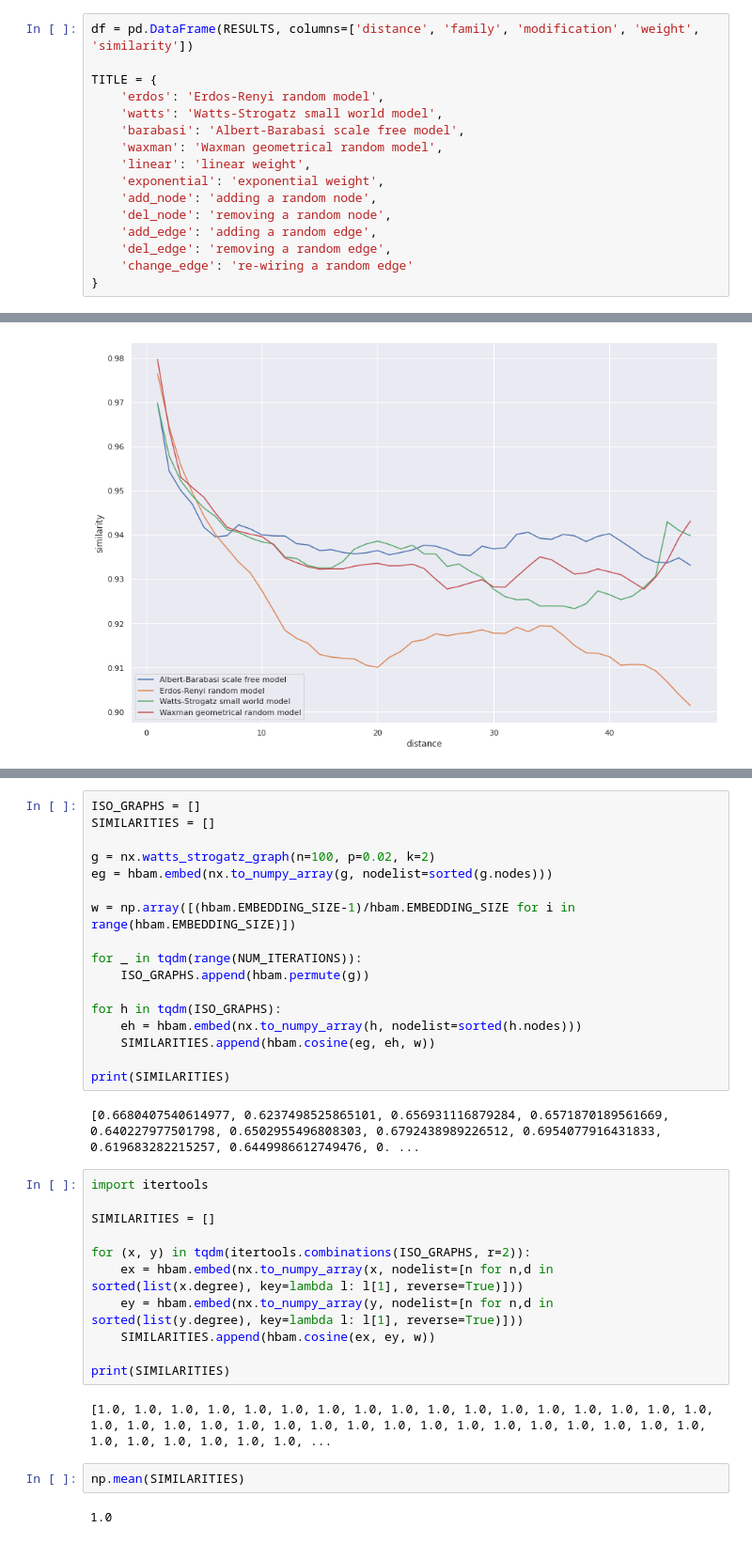
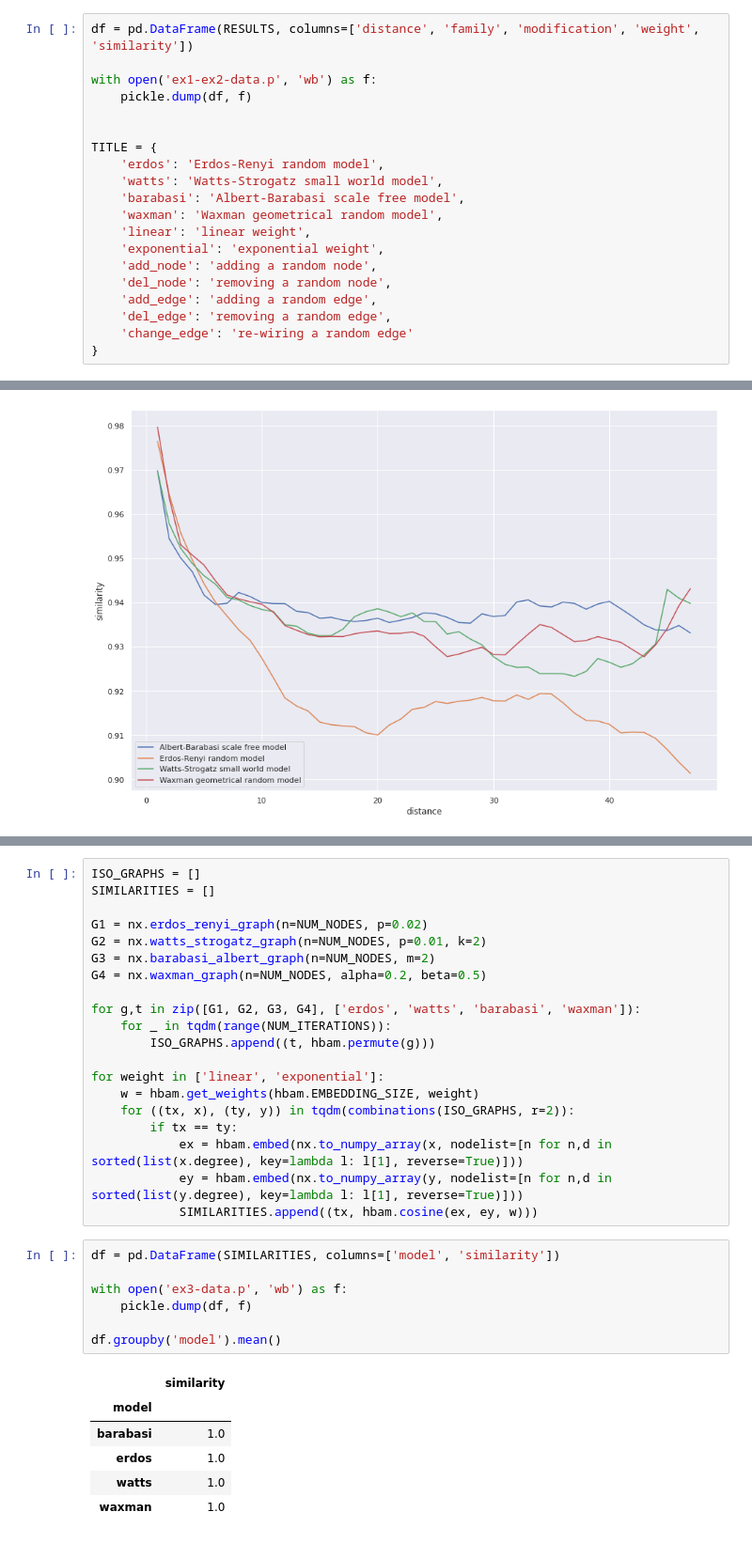
Before and after one commit to megaduks/hbam, a Jupyter notebook: hbam_experiments.ipynb, the cells around one changed output, grey strips where cells are left out. Shown at 94% size. Drawn from its saved outputs; the diff is of its cells as text.

```diff
--- a/hbam_experiments.ipynb
+++ b/hbam_experiments.ipynb
@@ -62,6 +62,10 @@ for ((ig, tg, g, ag), (ih, th, h, ah)) in tqdm(combinations(GRAPHS, r=2)):
             RESULTS.append((ih-ig, tg, ag, weight, hbam.cosine(eg, eh, w)))
 # %%
 df = pd.DataFrame(RESULTS, columns=['distance', 'family', 'modification', 'weight', 'similarity'])
+
+with open('ex1-ex2-data.p', 'wb') as f:
+    pickle.dump(df, f)
+
 
 TITLE = {
     'erdos': 'Erdos-Renyi random model',
@@ -132,39 +138,37 @@ for weight in ['linear', 'exponential']:
 
 The idea of the experiment is to generate several isomorphisms of a given graph and then to check the average
 cosine similarity between these isomorphic graphs.
-# %%
-ISO_GRAPHS = []
-SIMILARITIES = []
-
-g = nx.watts_strogatz_graph(n=100, p=0.02, k=2)
-eg = hbam.embed(nx.to_numpy_array(g, nodelist=sorted(g.nodes)))
-
-w = np.array([(hbam.EMBEDDING_SIZE-1)/hbam.EMBEDDING_SIZE for i in range(hbam.EMBEDDING_SIZE)])
-
-for _ in tqdm(range(NUM_ITERATIONS)):
-    ISO_GRAPHS.append(hbam.permute(g))
-
-for h in tqdm(ISO_GRAPHS):
-    eh = hbam.embed(nx.to_numpy_array(h, nodelist=sorted(h.nodes)))
-    SIMILARITIES.append(hbam.cosine(eg, eh, w))
-
-print(SIMILARITIES)
-# %% [output]
-[0.6680407540614977, 0.6237498525865101, 0.656931116879284, 0.6571870189561669, 0.640227977501798, 0.6502955496808303, 0.6792438989226512, 0.6954077916431833, 0.619683282215257, 0.6449986612749476, 0. ...
 # %%
-import itertools
-
+ISO_GRAPHS = []
 SIMILARITIES = []
 
-for (x, y) in tqdm(itertools.combinations(ISO_GRAPHS, r=2)):
-    ex = hbam.embed(nx.to_numpy_array(x, nodelist=[n for n,d in sorted(list(x.degree), key=lambda l: l[1], reverse=True)]))
-    ey = hbam.embed(nx.to_numpy_array(y, nodelist=[n for n,d in sorted(list(y.degree), key=lambda l: l[1], reverse=True)]))
-    SIMILARITIES.append(hbam.cosine(ex, ey, w))
+G1 = nx.erdos_renyi_graph(n=NUM_NODES, p=0.02)
+G2 = nx.watts_strogatz_graph(n=NUM_NODES, p=0.01, k=2)
+G3 = nx.barabasi_albert_graph(n=NUM_NODES, m=2)
+G4 = nx.waxman_graph(n=NUM_NODES, alpha=0.2, beta=0.5)
 
-print(SIMILARITIES)
+for g,t in zip([G1, G2, G3, G4], ['erdos', 'watts', 'barabasi', 'waxman']):
+    for _ in tqdm(range(NUM_ITERATIONS)):
+        ISO_GRAPHS.append((t, hbam.permute(g)))
+
+for weight in ['linear', 'exponential']:
+    w = hbam.get_weights(hbam.EMBEDDING_SIZE, weight)
+    for ((tx, x), (ty, y)) in tqdm(combinations(ISO_GRAPHS, r=2)):
+        if tx == ty:
+            ex = hbam.embed(nx.to_numpy_array(x, nodelist=[n for n,d in sorted(list(x.degree), key=lambda l: l[1], reverse=True)]))
+            ey = hbam.embed(nx.to_numpy_array(y, nodelist=[n for n,d in sorted(list(y.degree), key=lambda l: l[1], reverse=True)]))
+            SIMILARITIES.append((tx, hbam.cosine(ex, ey, w)))
-# %% [output]
-[1.0, 1.0, 1.0, 1.0, 1.0, 1.0, 1.0, 1.0, 1.0, 1.0, 1.0, 1.0, 1.0, 1.0, 1.0, 1.0, 1.0, 1.0, 1.0, 1.0, 1.0, 1.0, 1.0, 1.0, 1.0, 1.0, 1.0, 1.0, 1.0, 1.0, 1.0, 1.0, 1.0, 1.0, 1.0, 1.0, 1.0, 1.0, 1.0, 1.0, ...
-# %%
-np.mean(SIMILARITIES)
-# %% [output]
-1.0
+# %%
+df = pd.DataFrame(SIMILARITIES, columns=['model', 'similarity'])
+
+with open('ex3-data.p', 'wb') as f:
+    pickle.dump(df, f)
+
+df.groupby('model').mean()
+# %% [output]
+|  | similarity |
+| model |  |
+| barabasi | 1.0 |
+| erdos | 1.0 |
+| watts | 1.0 |
+| waxman | 1.0 |
```
Also changed, not shown: parts of 3 cells of this notebook, 2 other files.
